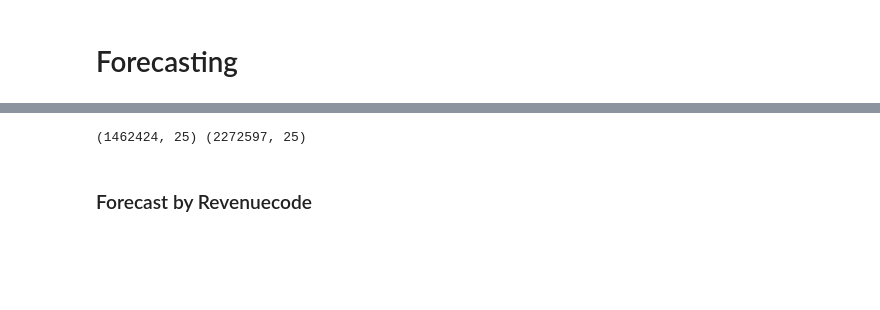
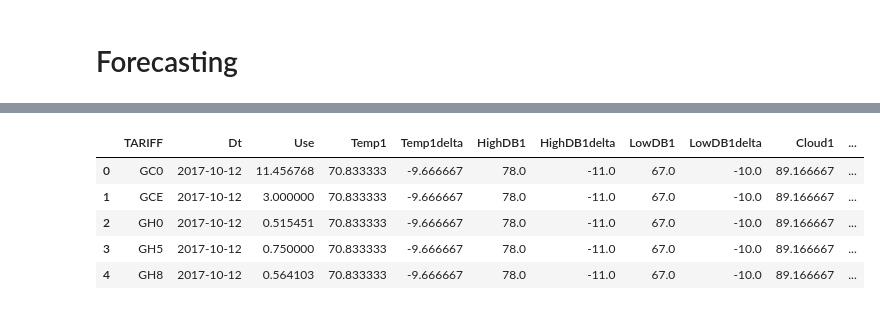
Before and after one commit to yz669/Capstone_2018Fall, a Jupyter notebook: Forecasting.ipynb, the cells around one changed output, grey strips where cells are left out. Saved outputs shown, nothing was run; the diff lists cells and outputs as text; code cells hidden in the pictures; blank space fills up the shorter version.

```diff
--- a/Forecasting.ipynb
+++ b/Forecasting.ipynb
@@ -14,12 +14,14 @@ location = '/Users/loki/Documents/Data/Forecasting Project/'
 granularity = "daily"
 
 if granularity == "daily":
-    use = pd.read_pickle(location+'fcast_daily.pkl.zip') # 2 years of data
-    sufficient_use = pd.read_pickle(location+'peco_sufficient_daily.pkl.zip') # most recent year, id/date sufficiency
+    test = pd.read_pickle(location+'fcast_daily.pkl.zip') # 2 years of data
+    train = pd.read_pickle(location+'peco_sufficient_daily.pkl.zip') # most recent year, id/date sufficiency
     weather = pd.read_pickle(location+'daily_weather.pkl.zip')
+    codebook = pd.read_pickle(location+'codebook.pkl.zip')
 elif granularity == "hourly":
-    use = pd.read_pickle(location+'fcast_hourly.pkl.zip') # 2 years of data
-    sufficient_use = pd.read_pickle(location+'peco_sufficient_hourly.pkl.zip') # most recent year, id/date sufficiency
+    test = pd.read_pickle(location+'fcast_hourly.pkl.zip') # 2 years of data
+    train = pd.read_pickle(location+'peco_sufficient_hourly.pkl.zip') # most recent year, id/date sufficiency
     weather = pd.read_pickle(location+'hourly_weather.pkl.zip')
+    codebook = pd.read_pickle(location+'codebook.pkl.zip')
 else:
     print("Granularity not in ('daily','hourly')")
@@ -42,11 +35,28 @@ data.head()
-# %%
-# split by dates (we trained our clusters on the recent year, so test against older data)
-train = data[data['Dt'] >= "10-1-2017"].dropna()
-# test = data[data['Dt'] < "10-1-2017"].dropna()
-# %%
-print(test.shape,train.shape)
-# %% [output]
-(1462424, 25) (2272597, 25)
-# %% [markdown]
-### Forecast by Revenuecode ###
+# %%
+# calculate cluster centroids
+data = train[['ID','Dt','Use']].pivot_table(values='Use', index='ID', columns='Dt').reset_index()
+data = pd.merge(data, codebook[['ID','TARIFF']], how='inner', on='ID')
+data = data.dropna()
+
+data = data.groupby('TARIFF').mean().reset_index()
+# %%
+# transition centroids to tall format to add weather
+centroids = pd.melt(data, id_vars='TARIFF',var_name='Dt', value_name='Use')
+centroids['Dt'] =  pd.to_datetime(centroids['Dt'])
+# %%
+# add weather data
+centroids_clust = pd.merge(centroids,
+                           weather[['Dt','Temp1','Temp1delta','HighDB1','HighDB1delta','LowDB1','LowDB1delta',
+                                    'Cloud1','Cloud1delta','Humid1','Humid1delta','Wind1','Wind1delta']],
+                           how='inner', on='Dt')
+
+del (data, centroids)
+centroids_clust.head()
+# %% [output]
+|  | TARIFF | Dt | Use | Temp1 | Temp1delta | HighDB1 | HighDB1delta | LowDB1 | LowDB1delta | Cloud1 | ... |
+| 0 | GC0 | 2017-10-12 | 11.456768 | 70.833333 | -9.666667 | 78.0 | -11.0 | 67.0 | -10.0 | 89.166667 | ... |
+| 1 | GCE | 2017-10-12 | 3.000000 | 70.833333 | -9.666667 | 78.0 | -11.0 | 67.0 | -10.0 | 89.166667 | ... |
+| 2 | GH0 | 2017-10-12 | 0.515451 | 70.833333 | -9.666667 | 78.0 | -11.0 | 67.0 | -10.0 | 89.166667 | ... |
+| 3 | GH5 | 2017-10-12 | 0.750000 | 70.833333 | -9.666667 | 78.0 | -11.0 | 67.0 | -10.0 | 89.166667 | ... |
+| 4 | GH8 | 2017-10-12 | 0.564103 | 70.833333 | -9.666667 | 78.0 | -11.0 | 67.0 | -10.0 | 89.166667 | ... |
 # %%
```
Also changed, not shown: parts of 35 cells of this notebook, 2 other files.
